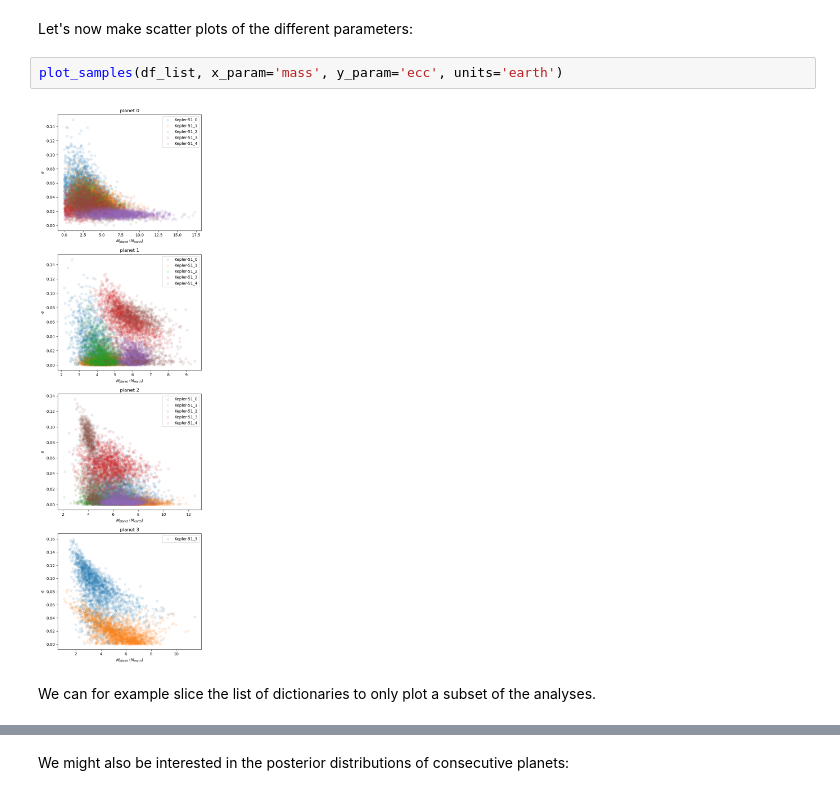
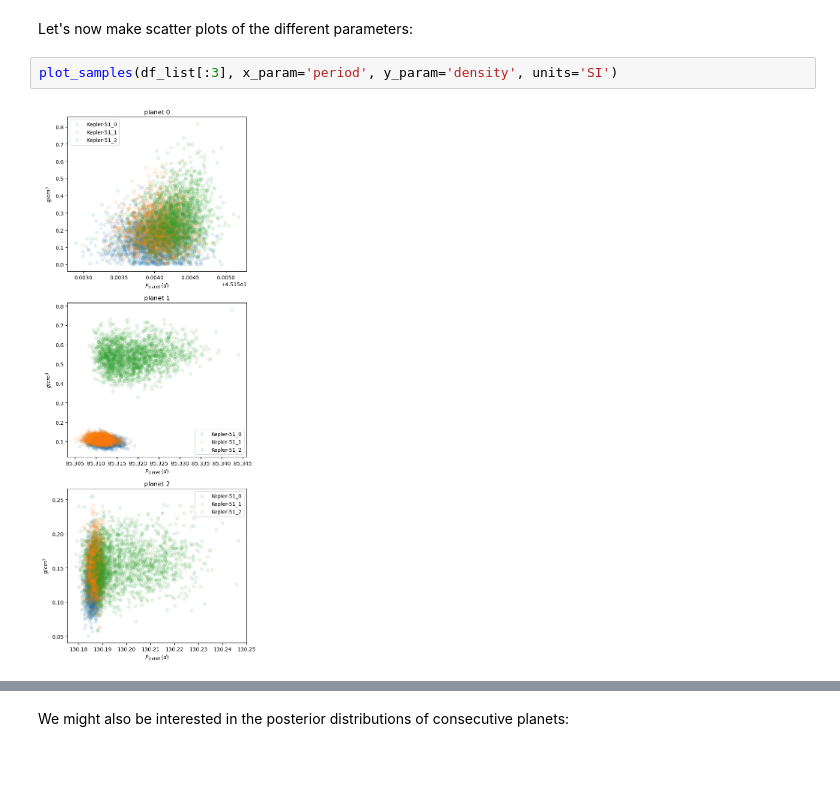
Before and after one commit to adleleu/resonantstate, a Jupyter notebook: nbs/notebook_obs_analysis.ipynb, the cells around one changed output, grey strips where cells are left out. Cells and saved outputs as stored; diff of their text form; blank space fills up the shorter version.

```diff
--- a/nbs/notebook_obs_analysis.ipynb
+++ b/nbs/notebook_obs_analysis.ipynb
@@ -160,8 +195,6 @@ plot_histograms(df_list, param='mass', units='earth')
 # %% [markdown]
 Let's now make scatter plots of the different parameters:
 # %%
-plot_samples(df_list, x_param='mass', y_param='ecc', units='earth')
+plot_samples(df_list[:3], x_param='period', y_param='density', units='SI')
 # %% [output]
-[figure, old version]
+[figure, new version]
-# %% [markdown]
-We can for example slice the list of dictionaries to only plot a subset of the analyses.
```
Also changed, not shown: parts of 18 cells of this notebook, 2 other files.
